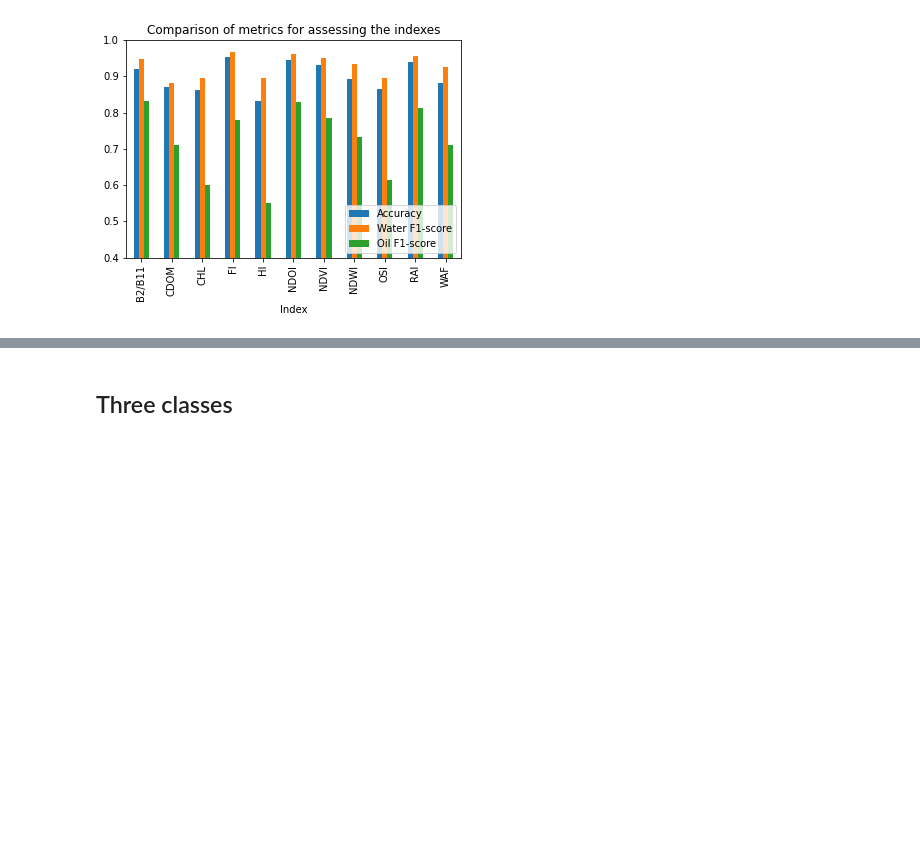
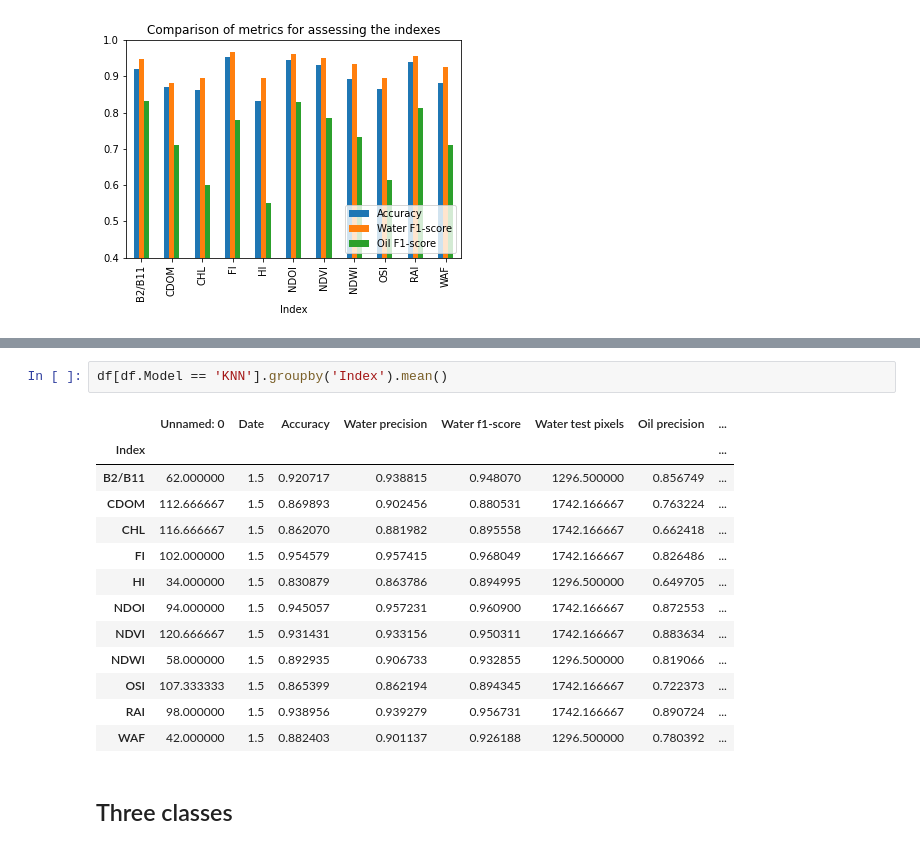
Before and after one commit to AmbarJade/NDOI-index, a Jupyter notebook: Error_representation.ipynb, the cells around one changed output, grey strips where cells are left out. Drawn from its saved outputs; the diff is of its cells as text; blank space fills up the shorter version.

```diff
--- a/Error_representation.ipynb
+++ b/Error_representation.ipynb
@@ -77,3 +111,19 @@ Text(0.5, 1.0, 'Comparison of metrics for assessing the indexes')
+# %%
+df[df.Model == 'KNN'].groupby('Index').mean()
+# %% [output]
+|  | Unnamed: 0 | Date | Accuracy | Water precision | Water f1-score | Water test pixels | Oil precision | ... |
+| Index |  |  |  |  |  |  |  | ... |
+| B2/B11 | 62.000000 | 1.5 | 0.920717 | 0.938815 | 0.948070 | 1296.500000 | 0.856749 | ... |
+| CDOM | 112.666667 | 1.5 | 0.869893 | 0.902456 | 0.880531 | 1742.166667 | 0.763224 | ... |
+| CHL | 116.666667 | 1.5 | 0.862070 | 0.881982 | 0.895558 | 1742.166667 | 0.662418 | ... |
+| FI | 102.000000 | 1.5 | 0.954579 | 0.957415 | 0.968049 | 1742.166667 | 0.826486 | ... |
+| HI | 34.000000 | 1.5 | 0.830879 | 0.863786 | 0.894995 | 1296.500000 | 0.649705 | ... |
+| NDOI | 94.000000 | 1.5 | 0.945057 | 0.957231 | 0.960900 | 1742.166667 | 0.872553 | ... |
+| NDVI | 120.666667 | 1.5 | 0.931431 | 0.933156 | 0.950311 | 1742.166667 | 0.883634 | ... |
+| NDWI | 58.000000 | 1.5 | 0.892935 | 0.906733 | 0.932855 | 1296.500000 | 0.819066 | ... |
+| OSI | 107.333333 | 1.5 | 0.865399 | 0.862194 | 0.894345 | 1742.166667 | 0.722373 | ... |
+| RAI | 98.000000 | 1.5 | 0.938956 | 0.939279 | 0.956731 | 1742.166667 | 0.890724 | ... |
+| WAF | 42.000000 | 1.5 | 0.882403 | 0.901137 | 0.926188 | 1296.500000 | 0.780392 | ... |
 # %% [markdown]
 ## Three classes
 # %%
```
Also changed, not shown: parts of 6 cells of this notebook.
